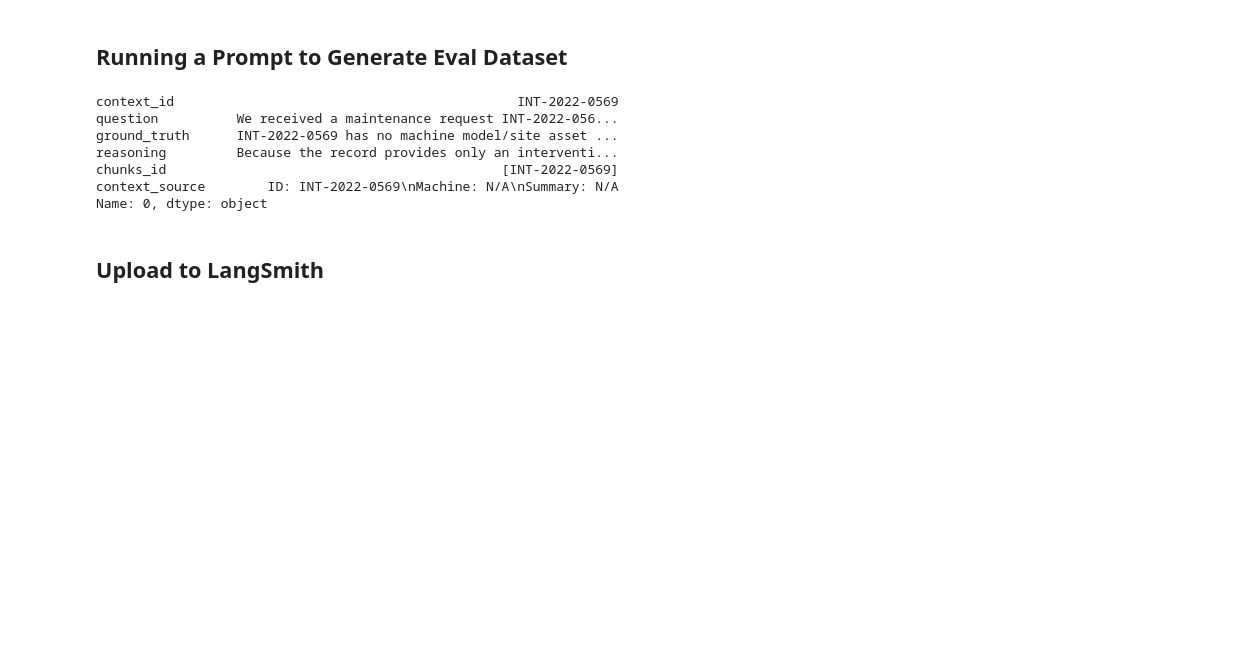
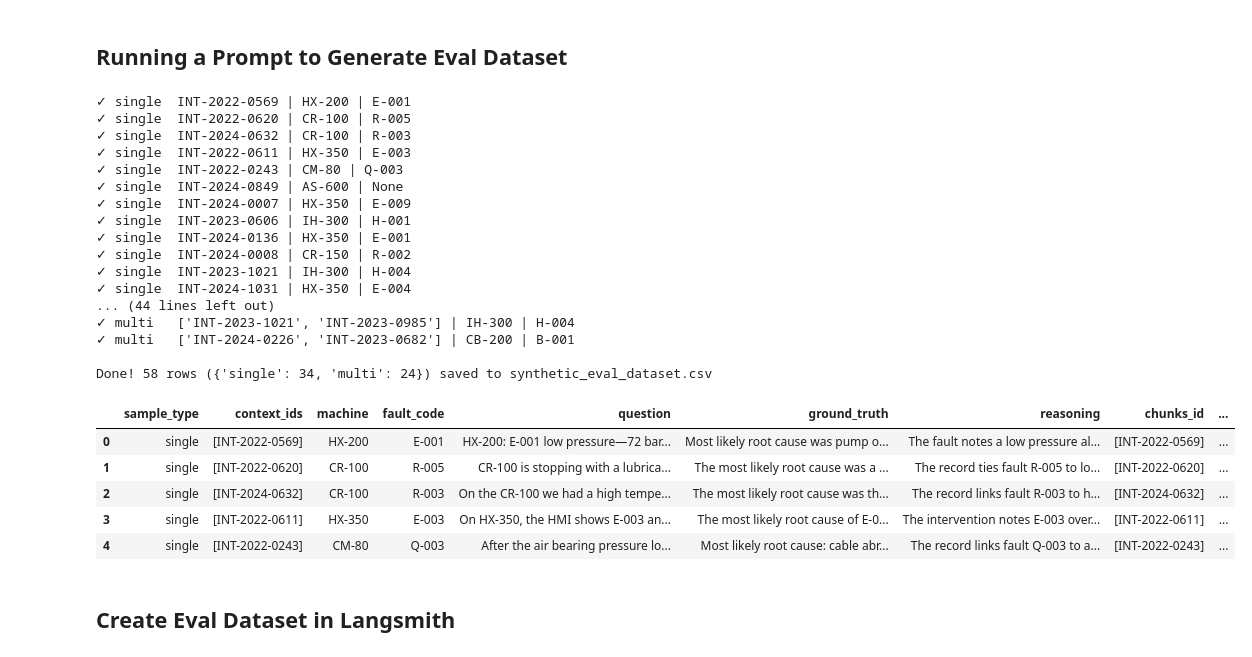
Before and after one commit to jooaobrum/hephaestus-agentic-maintenance, a Jupyter notebook: notebooks/04-rag-eval-dataset.ipynb, the cells around one changed output. Drawn from its saved outputs; the diff is of its cells as text; code cells hidden in the pictures; blank space fills up the shorter version.

```diff
--- a/notebooks/04-rag-eval-dataset.ipynb
+++ b/notebooks/04-rag-eval-dataset.ipynb
@@ -142,8 +143,8 @@ random.shuffle(multi_groups)
 # --- Generate samples ---
 synthetic_data = []
 
-# Single-context samples (one per record)
-for ctx in all_contexts:
+# Single-context samples
+for ctx in all_contexts[::3]:
     style = random.choice(STYLES)
     prompt = PROMPT_SINGLE.format(
         records=format_records([ctx]),
@@ -184,42 +185,54 @@ for fault_code, group in multi_groups:
         style=style,
         id_list=json.dumps(ids),
     )
     try:
         response = openai.chat.completions.create(
             model="gpt-5.4-nano",
             messages=[{"role": "user", "content": prompt}],
             response_format={"type": "json_object"},
         )
         g = json.loads(response.choices[0].message.content)
         synthetic_data.append({
             "sample_type":  "multi",
             "context_ids":  ids,
             "machine":      group[0]["machine"],
             "fault_code":   fault_code,
             "question":     g["question"],
             "ground_truth": g["answer"],
             "reasoning":    g.get("reasoning", ""),
             "chunks_id":    g.get("chunks_id", ids),
             "style_used":   style,
             "context_text": context_text(group),
         })
         print(f"✓ multi   {ids} | {group[0]['machine']} | {fault_code}")
     except Exception as e:
         print(f"✗ multi   {ids}: {e}")
 
 df_eval = pd.DataFrame(synthetic_data)
 df_eval.to_csv("synthetic_eval_dataset.csv", index=False)
 print(f"\nDone! {len(synthetic_data)} rows ({df_eval['sample_type'].value_counts().to_dict()}) saved to synthetic_eval_dataset.csv")
 df_eval.head()
+# %% [output]
+✓ single  INT-2022-0569 | HX-200 | E-001
+✓ single  INT-2022-0620 | CR-100 | R-005
+✓ single  INT-2024-0632 | CR-100 | R-003
+✓ single  INT-2022-0611 | HX-350 | E-003
+✓ single  INT-2022-0243 | CM-80 | Q-003
+✓ single  INT-2024-0849 | AS-600 | None
+✓ single  INT-2024-0007 | HX-350 | E-009
+✓ single  INT-2023-0606 | IH-300 | H-001
+✓ single  INT-2024-0136 | HX-350 | E-001
+✓ single  INT-2024-0008 | CR-150 | R-002
+✓ single  INT-2023-1021 | IH-300 | H-004
+✓ single  INT-2024-1031 | HX-350 | E-004
+... (44 lines left out)
+✓ multi   ['INT-2023-1021', 'INT-2023-0985'] | IH-300 | H-004
+✓ multi   ['INT-2024-0226', 'INT-2023-0682'] | CB-200 | B-001
+
+Done! 58 rows ({'single': 34, 'multi': 24}) saved to synthetic_eval_dataset.csv
+|  | sample_type | context_ids | machine | fault_code | question | ground_truth | reasoning | chunks_id | ... |
+| 0 | single | [INT-2022-0569] | HX-200 | E-001 | HX-200: E-001 low pressure—72 bar... | Most likely root cause was pump o... | The fault notes a low pressure al... | [INT-2022-0569] | ... |
+| 1 | single | [INT-2022-0620] | CR-100 | R-005 | CR-100 is stopping with a lubrica... | The most likely root cause was a ... | The record ties fault R-005 to lo... | [INT-2022-0620] | ... |
+| 2 | single | [INT-2024-0632] | CR-100 | R-003 | On the CR-100 we had a high tempe... | The most likely root cause was th... | The record links fault R-003 to h... | [INT-2024-0632] | ... |
+| 3 | single | [INT-2022-0611] | HX-350 | E-003 | On HX-350, the HMI shows E-003 an... | The most likely root cause of E-0... | The intervention notes E-003 over... | [INT-2022-0611] | ... |
+| 4 | single | [INT-2022-0243] | CM-80 | Q-003 | After the air bearing pressure lo... | Most likely root cause: cable abr... | The record links fault Q-003 to a... | [INT-2022-0243] | ... |
-# %%
-df_eval.iloc[0]
-# %% [output]
-context_id                                            INT-2022-0569
-question          We received a maintenance request INT-2022-056...
-ground_truth      INT-2022-0569 has no machine model/site asset ...
-reasoning         Because the record provides only an interventi...
-chunks_id                                           [INT-2022-0569]
-context_source        ID: INT-2022-0569\nMachine: N/A\nSummary: N/A
-Name: 0, dtype: object
-# %% [markdown]
-## Upload to LangSmith
@@ -274,0 +239,2 @@ print(f"single: {df_eval['sample_type'].eq('single').sum()}  |  multi: {df_eval[
+# %% [markdown]
+## Create Eval Dataset in Langsmith
```
Also changed, not shown: parts of 8 cells of this notebook, 15 other files.
